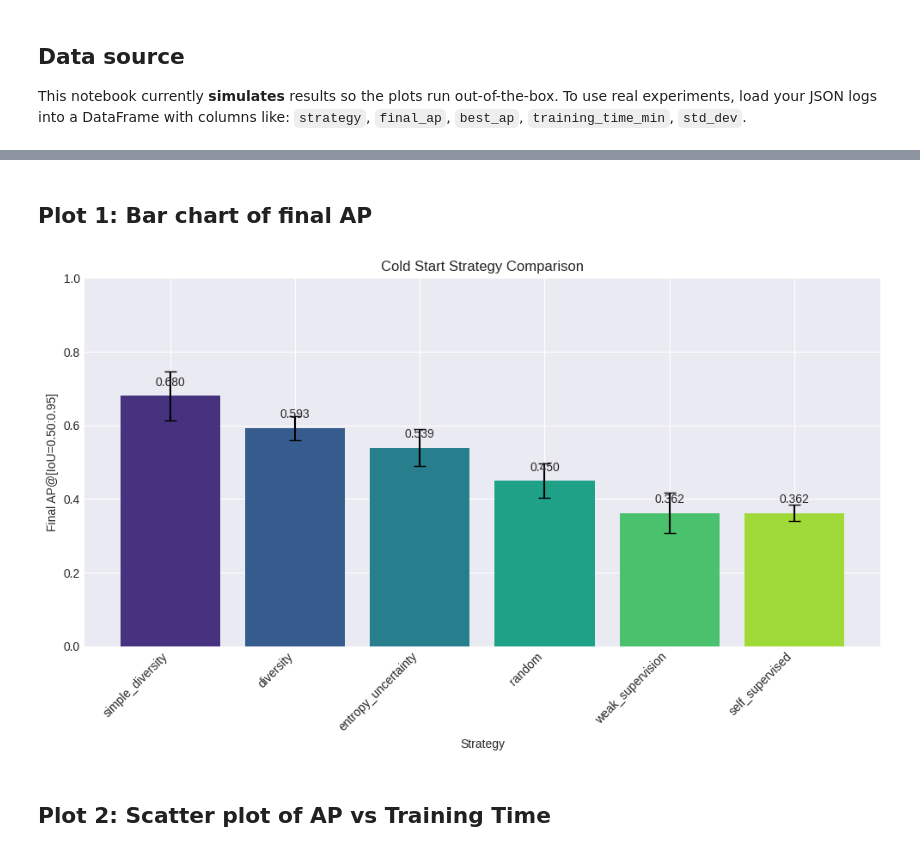
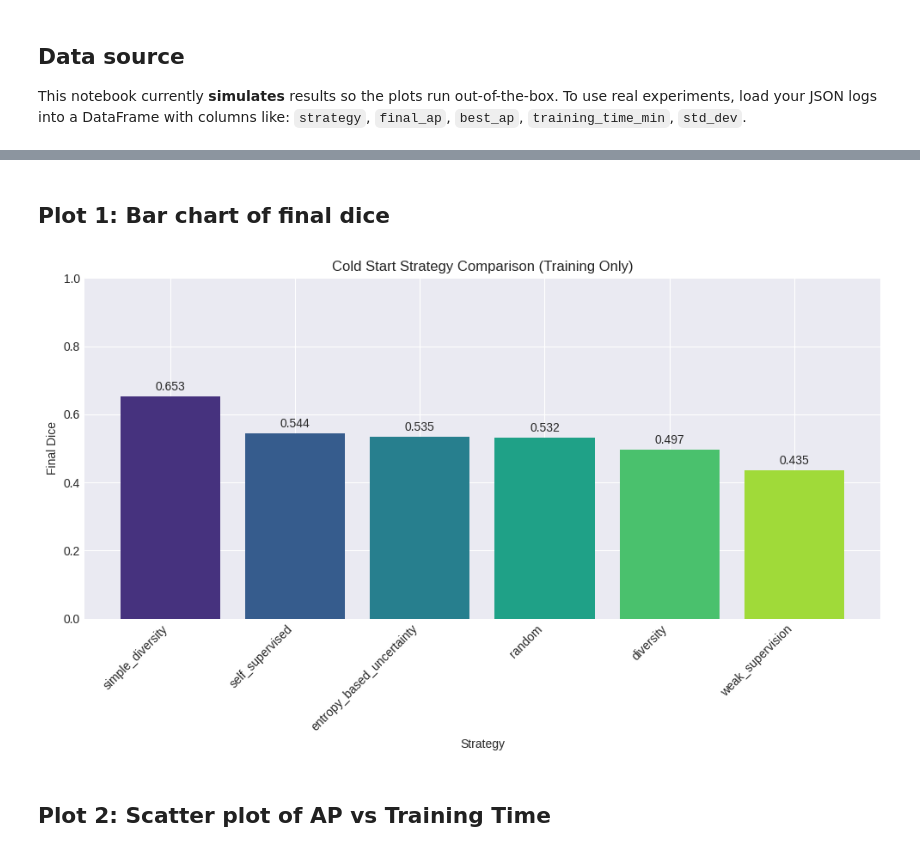
Before and after one commit to abrekkamil/Active_Learning_Benchmarking, a Jupyter notebook: notebooks/05_strategy_comparison.ipynb, the cells around one changed output, grey strips where cells are left out. Saved outputs shown, nothing was run; the diff lists cells and outputs as text; code cells hidden in the pictures.

```diff
--- a/notebooks/05_strategy_comparison.ipynb
+++ b/notebooks/05_strategy_comparison.ipynb
@@ -88,26 +98,34 @@ Sample Performance Data:
 # %% [markdown]
-## Plot 1: Bar chart of final AP
+## Plot 1: Bar chart of final dice
 # %%
 plt.figure(figsize=(10, 6))
-bars = plt.bar(range(len(df)), df['final_ap'],
-               yerr=df['std_dev'], capsize=5,
-               color=sns.color_palette("viridis", len(df)))
 
-plt.xlabel('Strategy')
-plt.ylabel('Final AP@[IoU=0.50:0.95]')
-plt.title('Cold Start Strategy Comparison')
-plt.xticks(range(len(df)), df['strategy'], rotation=45, ha='right')
+bars = plt.bar(
+    range(len(df)),
+    df["final_dice"],
+    color=sns.color_palette("viridis", len(df))
+)
+
+plt.xlabel("Strategy")
+plt.ylabel("Final Dice")
+plt.title("Cold Start Strategy Comparison (Training Only)")
+plt.xticks(range(len(df)), df["strategy"], rotation=45, ha="right")
 plt.ylim(0, 1.0)
 
-# Add value labels
-for i, (idx, row) in enumerate(df.iterrows()):
-    plt.text(i, row['final_ap'] + 0.02, f"{row['final_ap']:.3f}",
-             ha='center', va='bottom', fontsize=10)
+for i, row in df.iterrows():
+    plt.text(
+        df.index.get_loc(i),
+        row["final_dice"] + 0.01,
+        f"{row['final_dice']:.3f}",
+        ha="center",
+        va="bottom",
+        fontsize=10
+    )
 
 plt.tight_layout()
 plt.show()
 # %% [output]
-[figure, old version]
+[figure, new version]
 # %% [markdown]
 ## Plot 2: Scatter plot of AP vs Training Time
 # %%
```
Also changed, not shown: parts of 15 cells of this notebook, 2 other files.
